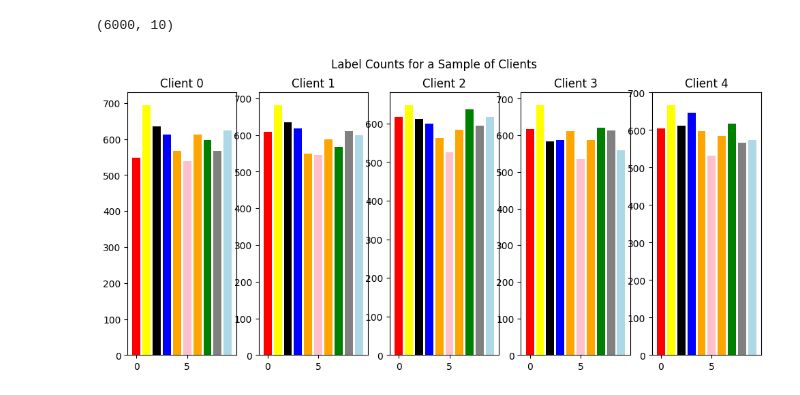
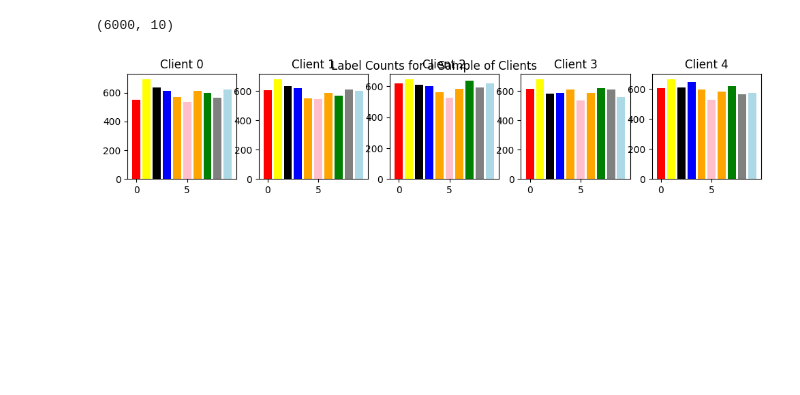
Before and after one commit to castorgit/Federated_Learning, a Jupyter notebook: 00_Federated_learning_MNIST.ipynb, the cells around one changed output. Drawn from its saved outputs; the diff is of its cells as text; code cells hidden in the pictures; blank space fills up the shorter version.

```diff
--- a/00_Federated_learning_MNIST.ipynb
+++ b/00_Federated_learning_MNIST.ipynb
@@ -64,7 +64,7 @@ yTrain.shape
 # Global parameters
 
 verb, epochs, batch_size = 0, 20, 64
-numOfIterations = 50
+numOfIterations = 25
 numOfClients  = 5 # do not increase clients too much
 modelLocation = "./Models/ANN_Sync_users_"+str(numOfClients)+str(numOfIterations)+"_FL_Model.h5"
 accList, precList, recallList, f1List = [], [], [], []
@@ -230,24 +230,24 @@ yClientsList[1].shape
 # %%
 # Number of examples per layer for a sample of clients
 import matplotlib.colors as mcolors
 
 c = ['red', 'yellow', 'black', 'blue', 'orange', 'pink', 'orange', 'green', 'grey', 'lightblue']
 
 
-f = plt.figure(figsize=(12, 5))
+f = plt.figure(figsize=(12, 2))
 f.suptitle('Label Counts for a Sample of Clients')
 b = np.arange(0, 10, 1)
 for i in range(numOfClients):
     client_dataset = yClientsList[i]
     bin = client_dataset[0]
     for k in range(1,len(client_dataset)):
        bin = bin + client_dataset[k]
     np.squeeze(bin).shape
     plt.subplot(int(numOfClients/5), 5, i+1)
     plt.title('Client {}'.format(i))
     plt.bar(b,bin[b], color = c)
 # %% [output]
-[figure, old version]
+[figure, new version]
 # %%
 # ------- 3. Update clients' model with intial server's deep-model ----------
 
```
Also changed, not shown: parts of 9 cells of this notebook.
